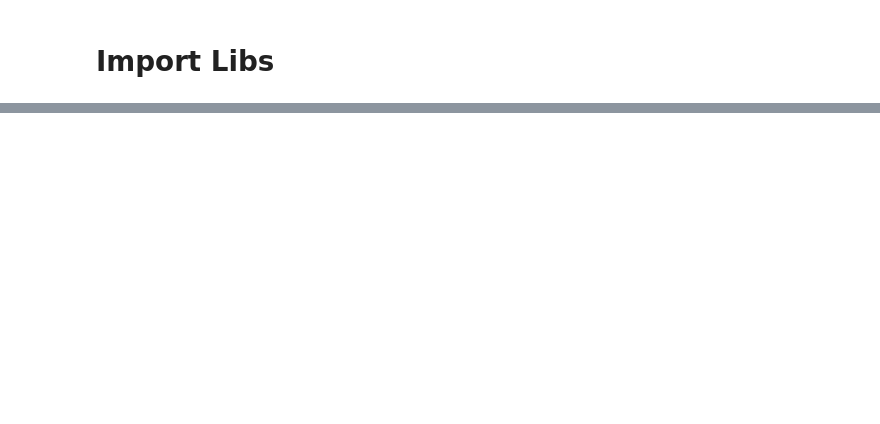
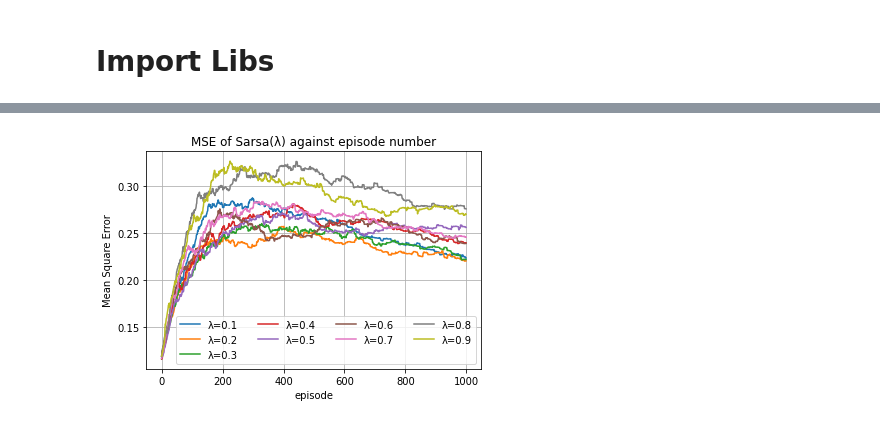
Before and after one commit to basselkassem/easy21, a Jupyter notebook: td_learning.ipynb, the cells around one changed output, grey strips where cells are left out. Drawn from its saved outputs; the diff is of its cells as text; code cells hidden in the pictures; blank space fills up the shorter version.

```diff
--- a/td_learning.ipynb
+++ b/td_learning.ipynb
@@ -130,0 +137,16 @@ defaultdict(int,
+# %%
+def mse_episodes_plot(td_lambda, episodes_num):
+  for lamb in td_lambda:
+    agent = SarsaLambda(lamb, 100, Q_star)
+    errors = agent.policy_iteration(episodes_error = True, episodes_num = episodes_num)
+    plt.plot(list(range(episodes_num)), errors)
+
+  plt.legend(['λ={:0.1f}'.format(lamb) for lamb in td_lambda], ncol=4)
+  plt.xlabel('episode')
+  plt.ylabel('Mean Square Error')
+  plt.title('MSE of Sarsa(λ) against episode number')
+  plt.grid(True)
+  plt.show()
+mse_episodes_plot(env.TD_LAMBDA, 1000)
+# %% [output]
+[figure, added]
```
Also changed, not shown: parts of 15 cells of this notebook.
